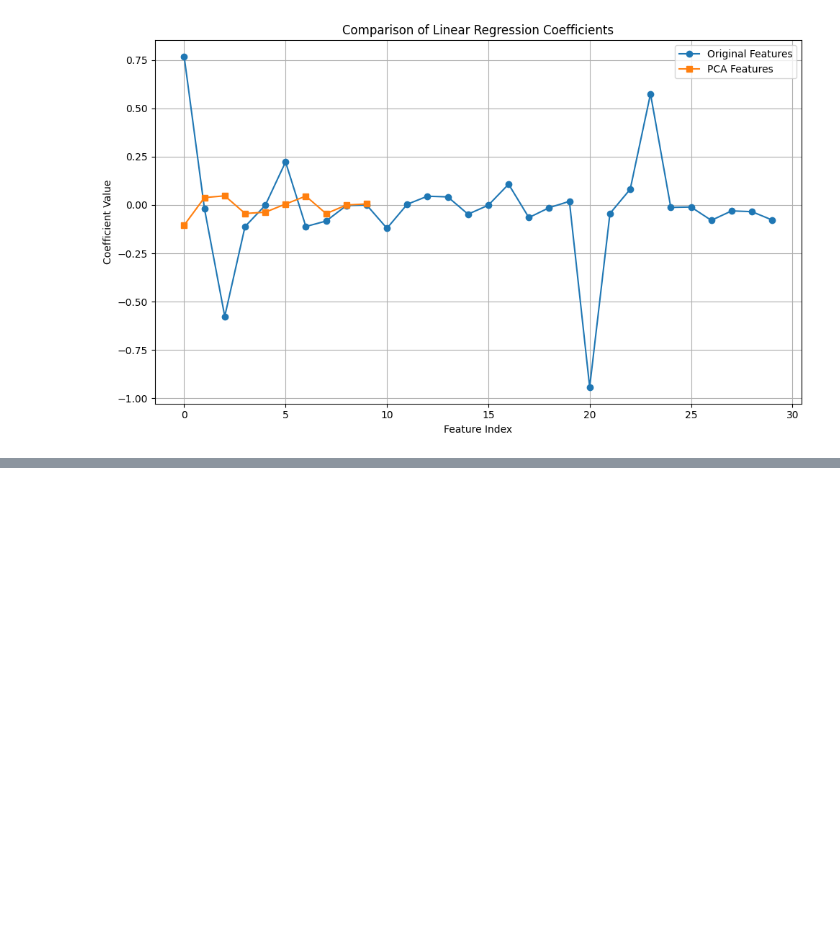
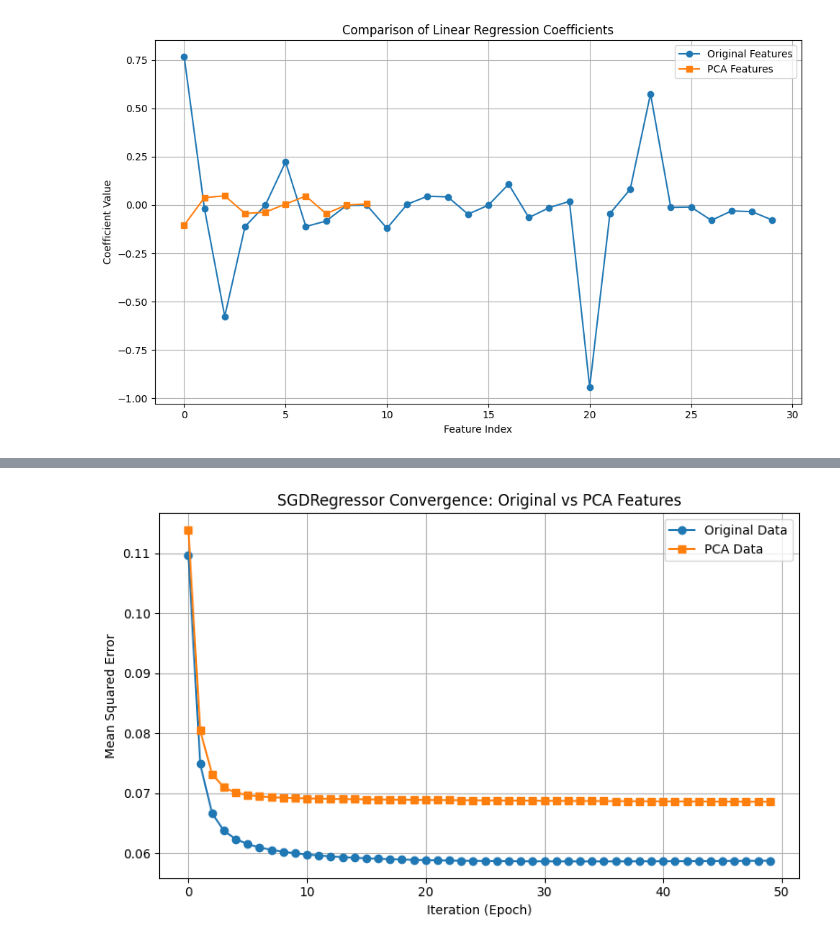
Before and after one commit to h-a-bhsht/data_mining, a Jupyter notebook: hw2.ipynb, the cells around one changed output, grey strips where cells are left out. Cells and saved outputs as stored; diff of their text form; code cells hidden in the pictures; blank space fills up the shorter version.

```diff
--- a/hw2.ipynb
+++ b/hw2.ipynb
@@ -153,0 +154,79 @@ step 5-2
+# %%
+import pandas as pd
+from sklearn.decomposition import PCA, TruncatedSVD, FastICA
+import matplotlib.pyplot as plt
+from sklearn.datasets import load_breast_cancer
+from sklearn.preprocessing import StandardScaler
+import numpy as np
+from sklearn.linear_model import SGDRegressor
+from sklearn.metrics import mean_squared_error
+from sklearn.model_selection import train_test_split
+
+data = load_breast_cancer()
+df = pd.DataFrame(data.data, columns=data.feature_names)
+df.head()
+
+X = data.data
+scaler = StandardScaler()
+X_scaled = scaler.fit_transform(X)
+
+pca = PCA().fit(X_scaled)
+cum_var = np.cumsum(pca.explained_variance_ratio_)
+n_components = np.argmax(cum_var >= 0.95) + 1
+pca_final = PCA(n_components=n_components)
+X_pca = pca_final.fit_transform(X_scaled)
+svd = TruncatedSVD(n_components=n_components)
+X_svd = svd.fit_transform(X_scaled)
+ica = FastICA(n_components=n_components, random_state=42, max_iter=1000)
+X_ica = ica.fit_transform(X_scaled)
+
+df_pca = pd.DataFrame(X_pca, columns=[f"PCA_{i+1}" for i in range(n_components)])
+df_svd = pd.DataFrame(X_svd, columns=[f"SVD_{i+1}" for i in range(n_components)])
+df_ica = pd.DataFrame(X_ica, columns=[f"ICA_{i+1}" for i in range(n_components)])
+df_pca.head()
+df_svd.head()
+df_ica.head()
+
+X_train, X_test, y_train, y_test = train_test_split(X_scaled, target, test_size=0.2, random_state=42)
+X_pca_train, X_pca_test, y_pca_train, y_pca_test = train_test_split(X_pca, target, test_size=0.2, random_state=42)
+
+sgd_orig = SGDRegressor(max_iter=1000, tol=1e-3, random_state=42)
+sgd_orig.fit(X_train, y_train)
+sgd_pca = SGDRegressor(max_iter=1000, tol=1e-3, random_state=42)
+sgd_pca.fit(X_pca_train, y_pca_train)
+
+y_pred_orig = sgd_orig.predict(X_test)
+y_pred_pca = sgd_pca.predict(X_pca_test)
+mse_orig = mean_squared_error(y_test, y_pred_orig)
+mse_pca = mean_squared_error(y_pca_test, y_pred_pca)
+
+iter_orig = sgd_orig.n_iter_
+iter_pca = sgd_pca.n_iter_
+
+print(f"SGD (Original Data) → Iterations: {iter_orig}, MSE: {mse_orig:.6f}")
+print(f"SGD (PCA Data)      → Iterations: {iter_pca}, MSE: {mse_pca:.6f}")
+
+def train_sgd_epochwise(X_train, y_train, X_test, y_test, n_epochs=50):
+    sgd = SGDRegressor(max_iter=1, tol=None, random_state=42, learning_rate='invscaling', eta0=0.01)
+    errors = []
+    for epoch in range(n_epochs):
+        sgd.partial_fit(X_train, y_train)
+        y_pred = sgd.predict(X_test)
+        mse = mean_squared_error(y_test, y_pred)
+        errors.append(mse)
+    return errors
+
+errors_orig = train_sgd_epochwise(X_train, y_train, X_test, y_test)
+errors_pca = train_sgd_epochwise(X_pca_train, y_pca_train, X_pca_test, y_pca_test)
+
+plt.figure(figsize=(8, 5))
+plt.plot(errors_orig, label='Original Data', marker='o')
+plt.plot(errors_pca, label='PCA Data', marker='s')
+plt.xlabel('Iteration (Epoch)')
+plt.ylabel('Mean Squared Error')
+plt.title('SGDRegressor Convergence: Original vs PCA Features')
+plt.legend()
+plt.grid(True)
+plt.tight_layout()
+plt.show()
+# %% [output]
@@ -153,0 +235 @@ step 5-2
+[figure, added]
```
Also changed, not shown: parts of 3 cells of this notebook.
